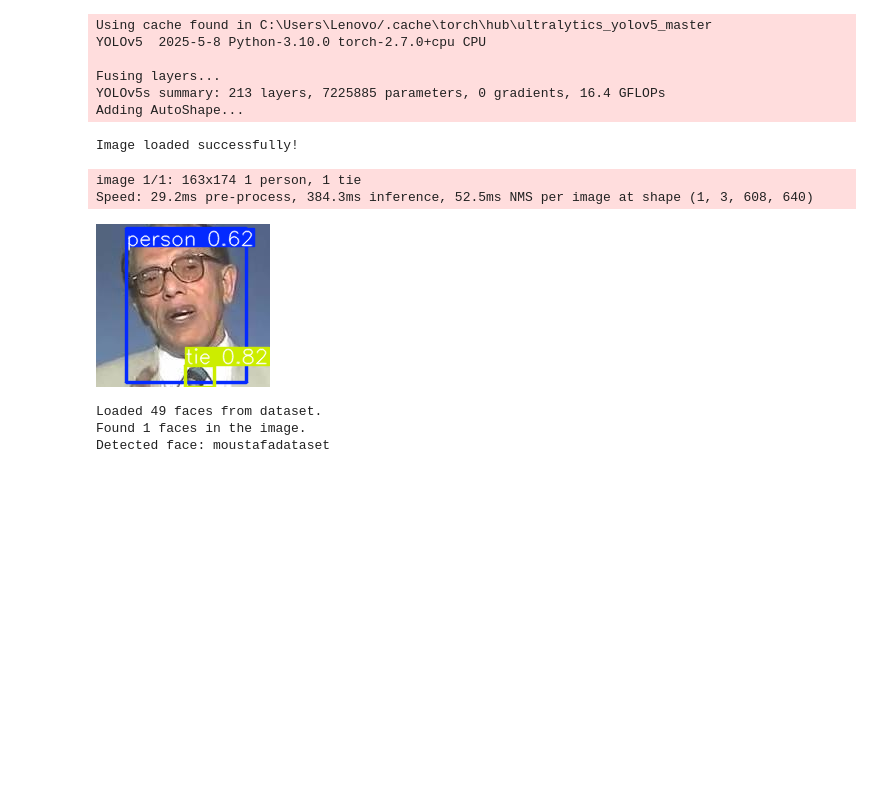
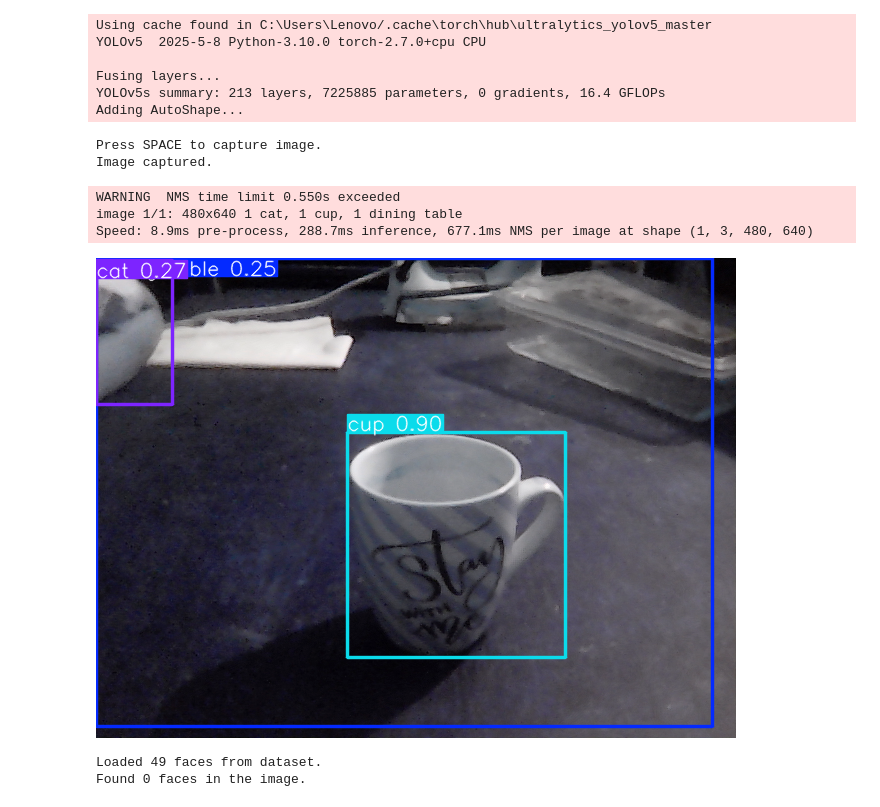
Before and after one commit to S4llyMohamed/pattern, a Jupyter notebook: f_o.ipynb, the cells around one changed output. Saved outputs shown, nothing was run; the diff lists cells and outputs as text; code cells hidden in the pictures; blank space fills up the shorter version.

```diff
--- a/f_o.ipynb
+++ b/f_o.ipynb
@@ -8,18 +8,33 @@ from matplotlib import pyplot as plt
 # تحميل موديل YOLOv5
 model = torch.hub.load('ultralytics/yolov5', 'yolov5s')
 
-# تحميل الصورة
-img_path = 'test/7.jfif'
-img = cv2.imread(img_path)
+# التقاط صورة من كاميرا اللابتوب
+cap = cv2.VideoCapture(0)
 
-if img is None:
-    print("Error: Image not found!")
+if not cap.isOpened():
+    print("Error: Could not open webcam.")
     exit()
-else:
-    print("Image loaded successfully!")
+
+print("Press SPACE to capture image.")
+while True:
+    ret, frame = cap.read()
+    if not ret:
+        print("Failed to grab frame.")
+        break
+
+    cv2.imshow("Press SPACE to capture", frame)
+
+    key = cv2.waitKey(1)
+    if key % 256 == 32:  # SPACE key
+        img = frame
+        print("Image captured.")
+        break
+
+cap.release()
+cv2.destroyAllWindows()
 
 # كشف الأجسام باستخدام YOLO
-results = model(img_path)
+results = model(img)
 results.print()
 results.show()
 
@@ -58,37 +73,38 @@ face_locations = face_recognition.face_locations(img_rgb, model="hog")
 face_encodings = face_recognition.face_encodings(img_rgb, face_locations)
 
 print(f"Found {len(face_encodings)} faces in the image.")
 
 for (top, right, bottom, left), face_encoding in zip(face_locations, face_encodings):
     matches = face_recognition.compare_faces(train_encodes, face_encoding)
     face_name = "Unknown"
 
     if True in matches:
         matched_index = matches.index(True)
         face_name = train_classes[matched_index]
         print(f"Detected face: {face_name}")
     else:
         print("Detected face: Unknown")
 
     cv2.rectangle(img_rgb, (left, top), (right, bottom), (0, 255, 0), 2)
     cv2.putText(img_rgb, face_name, (left, bottom + 20), cv2.FONT_HERSHEY_SIMPLEX, 0.8, (255, 0, 0), 2)
 
 plt.figure(figsize=(10, 8))
 plt.axis("off")
 plt.title("YOLO + Face Recognition")
 plt.imshow(img_rgb)
 plt.show()
 # %% [output]
 Using cache found in C:\Users\Lenovo/.cache\torch\hub\ultralytics_yolov5_master
 YOLOv5  2025-5-8 Python-3.10.0 torch-2.7.0+cpu CPU
 
 Fusing layers...
 YOLOv5s summary: 213 layers, 7225885 parameters, 0 gradients, 16.4 GFLOPs
 Adding AutoShape...
-Image loaded successfully!
+Press SPACE to capture image.
+Image captured.
-image 1/1: 163x174 1 person, 1 tie
-Speed: 29.2ms pre-process, 384.3ms inference, 52.5ms NMS per image at shape (1, 3, 608, 640)
+WARNING  NMS time limit 0.550s exceeded
+image 1/1: 480x640 1 cat, 1 cup, 1 dining table
+Speed: 8.9ms pre-process, 288.7ms inference, 677.1ms NMS per image at shape (1, 3, 480, 640)
-[figure, old version]
+[figure, new version]
 Loaded 49 faces from dataset.
-Found 1 faces in the image.
-Detected face: moustafadataset
+Found 0 faces in the image.
```
